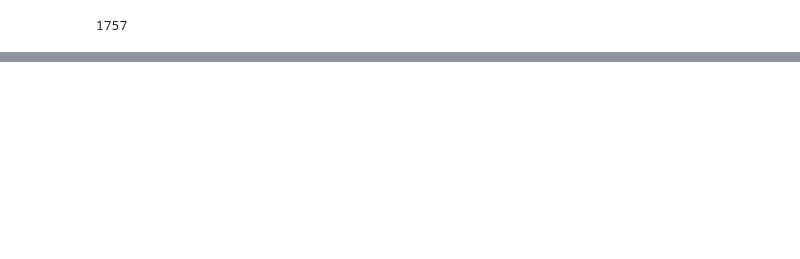
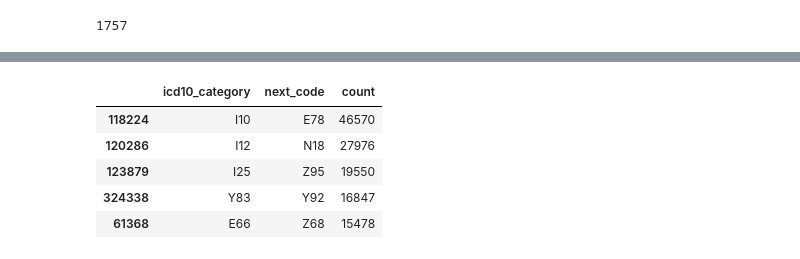
Before and after one commit to dwemer8/Revealing-interconnections-between-diseases, a Jupyter notebook: statistic/jaccard_pmi.ipynb, the cells around one changed output, grey strips where cells are left out. Cells and saved outputs as stored; diff of their text form; code cells hidden in the pictures; blank space fills up the shorter version.

```diff
--- a/statistic/jaccard_pmi.ipynb
+++ b/statistic/jaccard_pmi.ipynb
@@ -96,0 +160,9 @@ transition_counts.to_csv('stat/transition_counts.csv')
+# %%
+transition_counts.sort_values('count', ascending = False).head()
+# %% [output]
+|  | icd10_category | next_code | count |
+| 118224 | I10 | E78 | 46570 |
+| 120286 | I12 | N18 | 27976 |
+| 123879 | I25 | Z95 | 19550 |
+| 324338 | Y83 | Y92 | 16847 |
+| 61368 | E66 | Z68 | 15478 |
```
Also changed, not shown: parts of 17 cells of this notebook, 1 other file.
